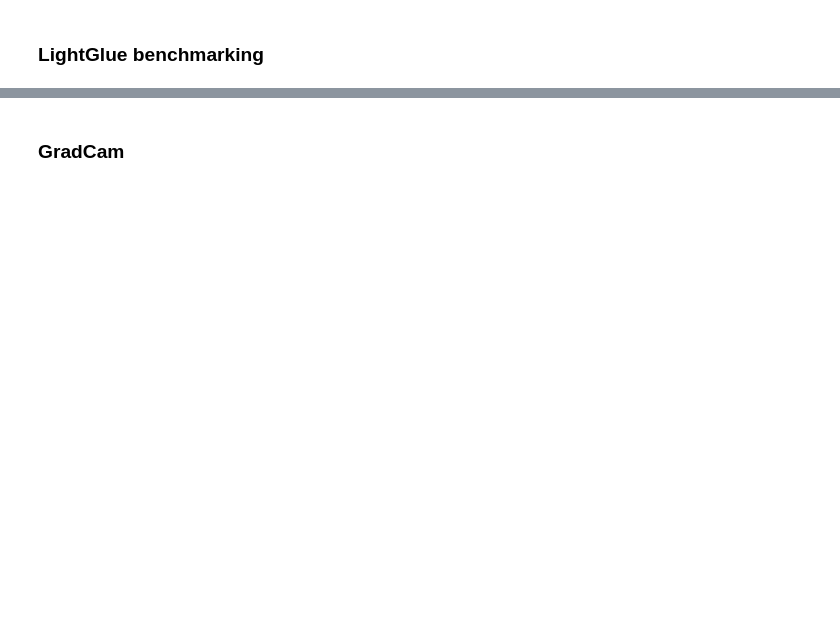
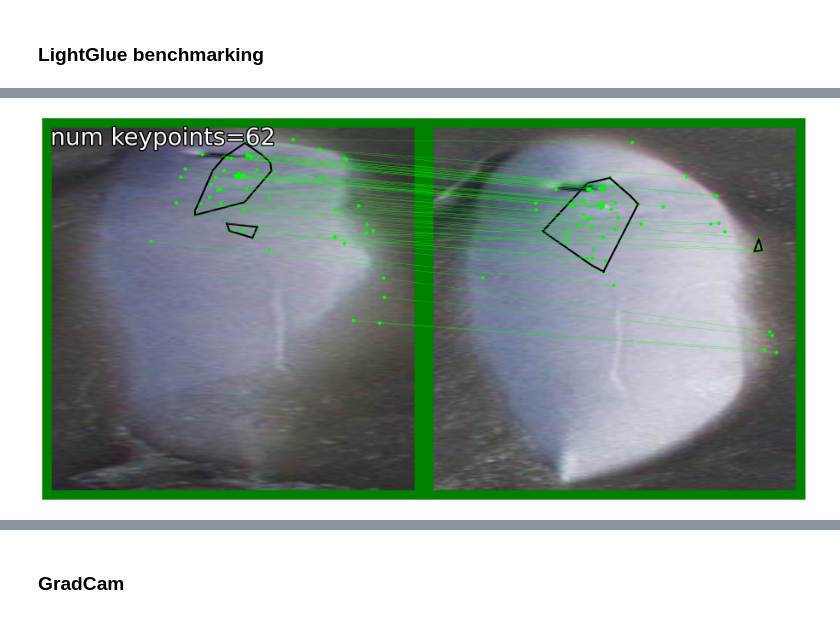
Before and after one commit to sei-cabidi/wbia-plugin-miew-id, a Jupyter notebook: collin-lightglue/benchmarking.ipynb, the cells around one changed output, grey strips where cells are left out. Saved outputs shown, nothing was run; the diff lists cells and outputs as text; code cells hidden in the pictures; blank space fills up the shorter version.

Commit message:
polygon generation with DBSCAN and visualizations + preliminary statistical analysis

```diff
--- a/collin-lightglue/benchmarking.ipynb
+++ b/collin-lightglue/benchmarking.ipynb
@@ -87,0 +13,3 @@ plot(images)
+# %%
+from utils import *
+df_test, test_dataset, match_results, q_pids, topk_idx, topk_names, match_mat, distmat, images = load_miewid_data('/home/cabidi/XAI/wbia-plugin-miew-id/wbia_miew_id/runs/miewid-training/beluga-example-exp-1/visualizations')
@@ -143,14 +346,3 @@ image1 = random.choice(images)
 feats0, feats1, matches01 = _lightglue(image0, image1)
 # %%
 %timeit -n 2 _lightglue_vis(image0, image1, feats0, feats1, matches01)
-# %%
-# Iterate through instance-match pairs
-idx_to_match_idxs = {idx:topk_idx[idx].tolist() for idx in range(len(images))}
-for idx, match_idxs in tqdm(idx_to_match_idxs.items()):
-    image0 = images[idx]
-    for match in match_idxs:
-        image1 = images[match]
-        feats0, feats1, matches01 = _lightglue(image0, image1)
-        _lightglue_vis(image0, image1, feats0, feats1, matches01)
-        break
-    break
@@ -159,0 +351,68 @@ for idx, match_idxs in tqdm(idx_to_match_idxs.items()):
+# %%
+### Set up path to save images
+saveroot = "/srv/transparency/wildbook_prototype/data/matches/figures/lightglue/"
+os.makedirs(saveroot, exist_ok=True)
+
+# Set up dataframe to store computed results
+df = pd.DataFrame(columns=["query_idx", "match_idx", "score", "rank", "is_match", "query_kpts", "match_kpts", "query_hull", "match_hull"])
+
+# Iterate through instance-match-indicator tuples
+idx_to_match_idxs = {idx:{"topk_indices":topk_idx[idx].tolist(), "match_indicators":match_mat[idx].tolist()} for idx in range(len(images))}
+for query_idx, vals in tqdm(idx_to_match_idxs.items()):
+    # Extract query image
+    image0 = images[query_idx]
+
+    # Extract top-k indices of matches and whether they were true matches or not
+    topk_indices = vals["topk_indices"]
+    match_indicators = vals["match_indicators"]
+
+    # Iterate through top-k matches
+    rendered_images = []
+    rendered_polygon_images = []
+    for rank, (match_idx, is_match) in enumerate(zip(topk_indices, match_indicators)):
+        # Extract match image
+        image1 = images[match_idx]
+        print(f"Query {query_idx} to Match {match_idx}")
+
+        # Run LightGlue
+        feats0, feats1, matches01 = _lightglue(image0, image1)
+
+        # Visualize with lines and polygons
+        savepath = Path(saveroot, f"lightglue_{query_idx}_{match_idx}.png")
+        fig, axs, (m_kpts0, m_kpts1, hulls0, hulls1)  = _lightglue_vis(
+            image0,
+            image1,
+            feats0,
+            feats1,
+            matches01,
+            is_match=is_match,
+            polygon_kwargs={"dbscan_kwargs":{"eps":0.4, "min_samples":3}},
+            return_output=True
+        )
+
+        # Extract score of query-match pair
+        score = distmat[query_idx, match_idx]
+
+        # Store computed results
+        data = {
+            "query_idx":    query_idx,
+            "match_idx":    match_idx,
+            "score":        score,
+            "rank":         rank,
+            "is_match":     is_match,
+            "query_kpts":   m_kpts0,
+            "match_kpts":   m_kpts1,
+            "query_hull":   hulls0,
+            "match_hull":   hulls1
+        }
+        df = pd.concat((df, pd.DataFrame(data)), axis=1)
+
+        # Save the rendered figure
+        rendered_images.extend([fig2np(fig)])
+
+    # Combine figures into one image and save
+    plot_stacked_images(rendered_images)
+    plt.savefig(Path(str(savepath).replace(savepath.name,""), f"lightglue_{query_idx}_all.png"))
+    plt.close('all')
+    break
+# %% [output]
@@ -159,0 +421 @@ for idx, match_idxs in tqdm(idx_to_match_idxs.items()):
+[figure, added]
```
Also changed, not shown: parts of 18 cells of this notebook, 4 other files.
